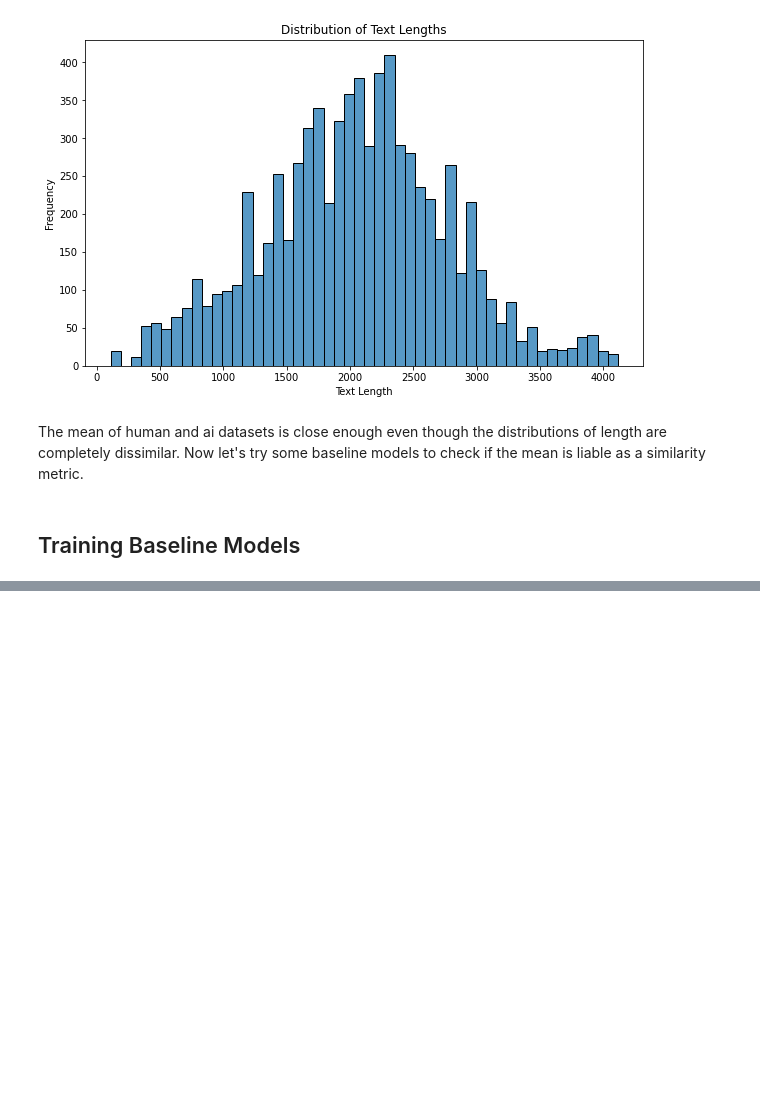
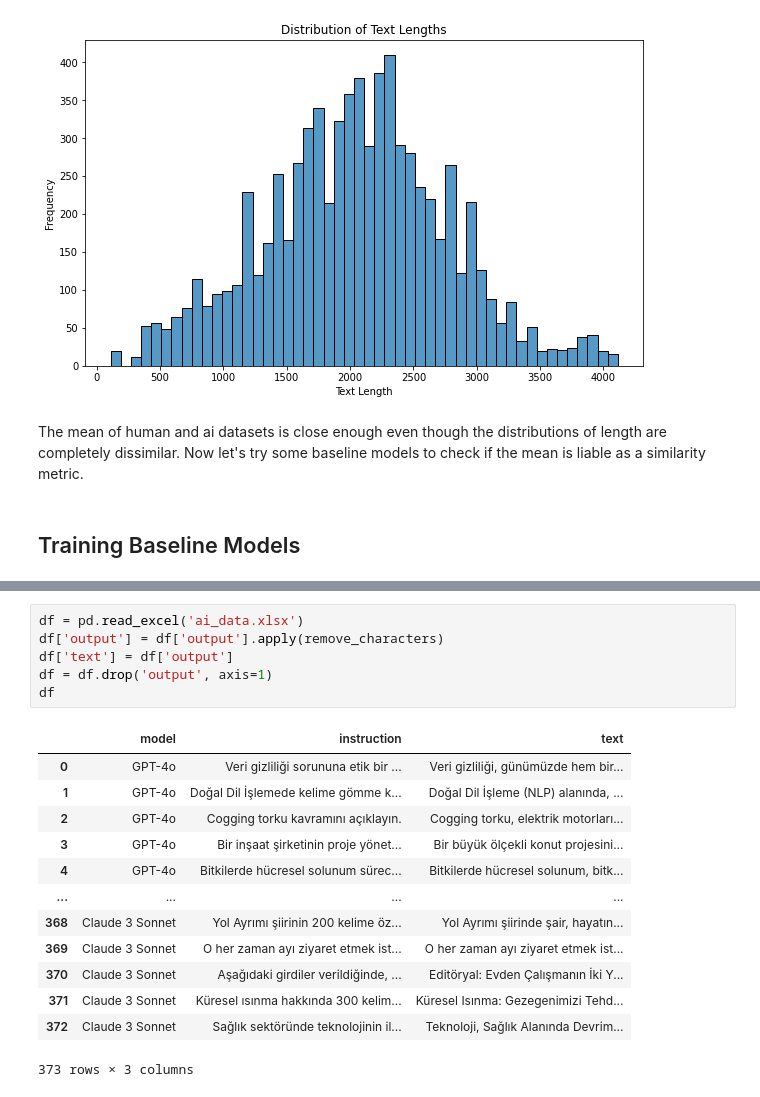
Before and after one commit to meric2/Turkish-AI-Generated-Content-Detection, a Jupyter notebook: data_preprocess.ipynb, the cells around one changed output, grey strips where cells are left out. Drawn from its saved outputs; the diff is of its cells as text; blank space fills up the shorter version.

```diff
--- a/data_preprocess.ipynb
+++ b/data_preprocess.ipynb
@@ -321,0 +271,20 @@ LogisticRegression()
+# %%
+df = pd.read_excel('ai_data.xlsx')
+df['output'] = df['output'].apply(remove_characters)
+df['text'] = df['output']
+df = df.drop('output', axis=1)
+df
+# %% [output]
+|  | model | instruction | text |
+| 0 | GPT-4o | Veri gizliliği sorununa etik bir ... | Veri gizliliği, günümüzde hem bir... |
+| 1 | GPT-4o | Doğal Dil İşlemede kelime gömme k... | Doğal Dil İşleme (NLP) alanında, ... |
+| 2 | GPT-4o | Cogging torku kavramını açıklayın. | Cogging torku, elektrik motorları... |
+| 3 | GPT-4o | Bir inşaat şirketinin proje yönet... | Bir büyük ölçekli konut projesini... |
+| 4 | GPT-4o | Bitkilerde hücresel solunum sürec... | Bitkilerde hücresel solunum, bitk... |
+| ... | ... | ... | ... |
+| 368 | Claude 3 Sonnet | Yol Ayrımı şiirinin 200 kelime öz... | Yol Ayrımı şiirinde şair, hayatın... |
+| 369 | Claude 3 Sonnet | O her zaman ayı ziyaret etmek ist... | O her zaman ayı ziyaret etmek ist... |
+| 370 | Claude 3 Sonnet | Aşağıdaki girdiler verildiğinde, ... | Editöryal: Evden Çalışmanın İki Y... |
+| 371 | Claude 3 Sonnet | Küresel ısınma hakkında 300 kelim... | Küresel Isınma: Gezegenimizi Tehd... |
+| 372 | Claude 3 Sonnet | Sağlık sektöründe teknolojinin il... | Teknoloji, Sağlık Alanında Devrim... |
+373 rows × 3 columns
```
Also changed, not shown: parts of 9 cells of this notebook, 1 other file.
